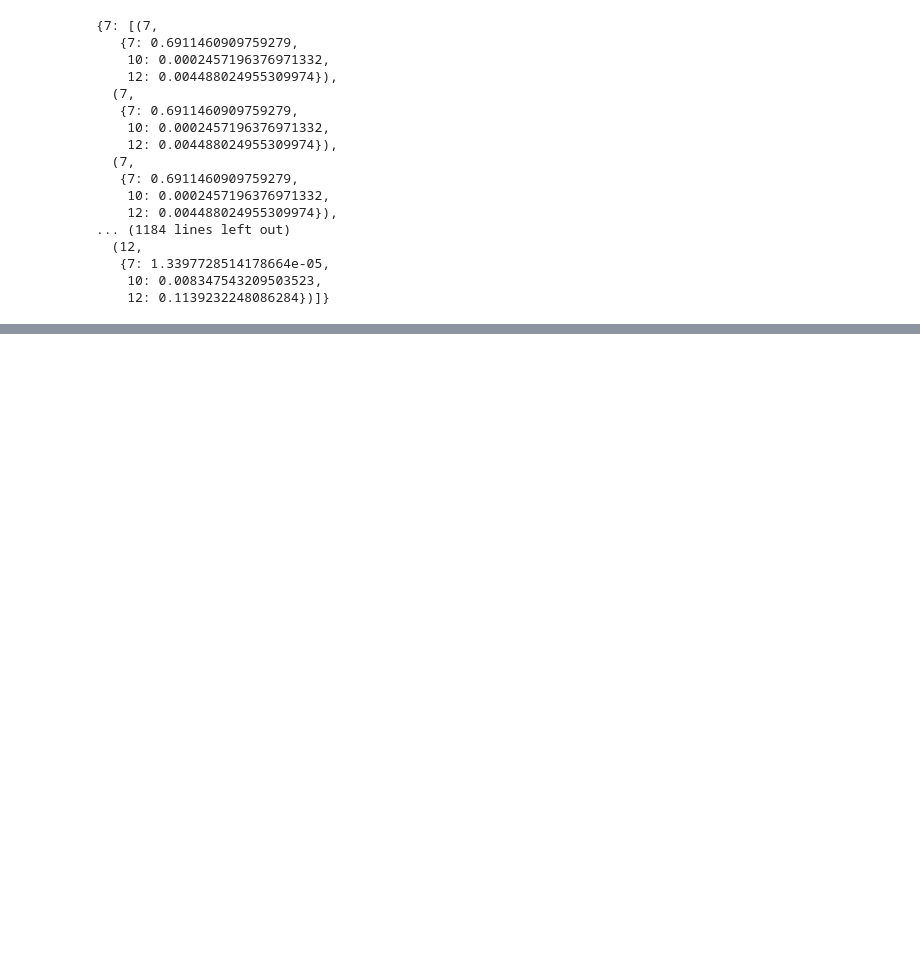
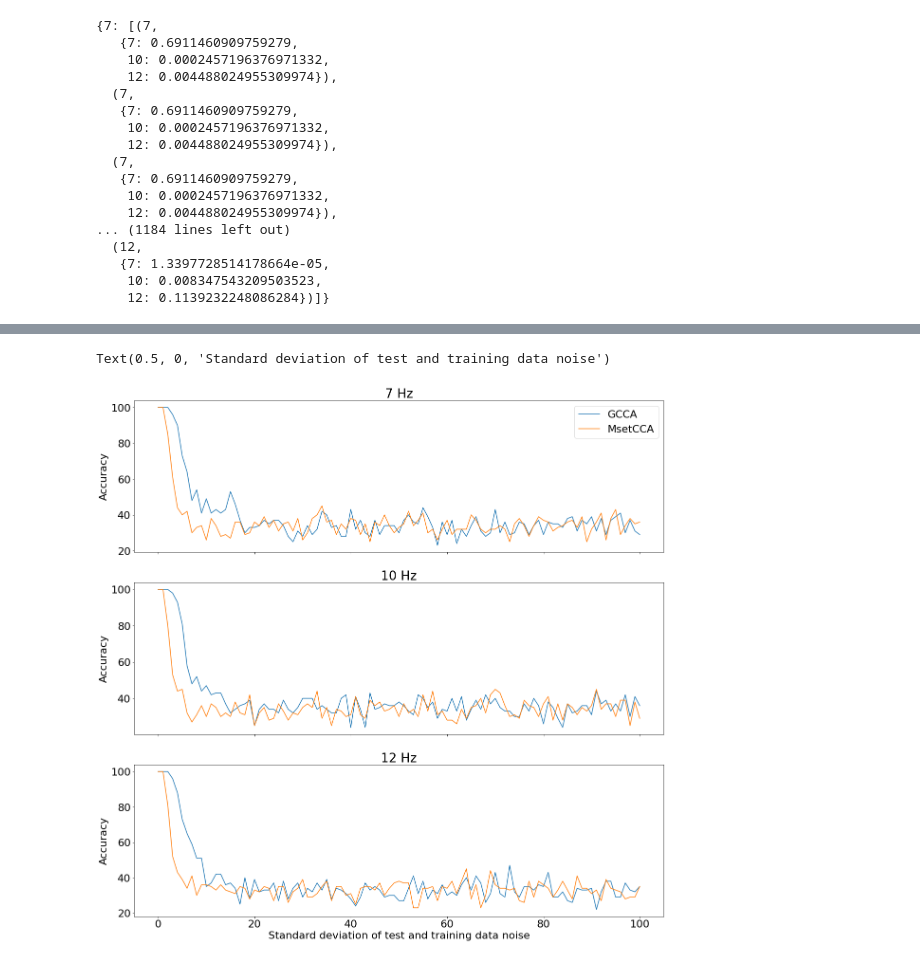
Before and after one commit to yagami009/ding, a Jupyter notebook: Synthetic Data Testing.ipynb, the cells around one changed output, grey strips where cells are left out. Drawn from its saved outputs; the diff is of its cells as text; code cells hidden in the pictures; blank space fills up the shorter version.

```diff
--- a/Synthetic Data Testing.ipynb
+++ b/Synthetic Data Testing.ipynb
@@ -450,0 +543,31 @@ gcca_total_res
+# %%
+results_per_freq = {'gcca_7':[],'gcca_10':[],'gcca_12':[],'mset_7':[],'mset_10':[],'mset_12':[]}
+for i in results_over_std:
+    results_per_freq['gcca_7'].append(i[0][7])
+    results_per_freq['gcca_10'].append(i[0][10])
+    results_per_freq['gcca_12'].append(i[0][12])
+    results_per_freq['mset_7'].append(i[1][7])
+    results_per_freq['mset_10'].append(i[1][10])
+    results_per_freq['mset_12'].append(i[1][12])
+# %%
+fig, axs = plt.subplots(3,1, figsize=(20,20), sharex=True)
+plt.rcParams.update({'font.size': 22})
+plt.rc('axes', labelsize=22)    # fontsize of the x and y labels
+axs[0].plot(results_per_freq['gcca_7'])
+axs[0].plot(results_per_freq['mset_7'])
+axs[0].legend(['GCCA','MsetCCA'])
+axs[0].set_ylabel('Accuracy')
+axs[0].set_title('7 Hz')
+axs[1].plot(results_per_freq['gcca_10'])
+axs[1].plot(results_per_freq['mset_10'])
+axs[1].set_ylabel('Accuracy')
+axs[1].set_title('10 Hz')
+axs[2].plot(results_per_freq['gcca_12'])
+axs[2].plot(results_per_freq['mset_12'])
+axs[2].set_title('12 Hz')
+axs[2].set_ylabel('Accuracy')
+axs[2].set_xlabel('Standard deviation of test and training data noise')
+# fig.tight_layout()
+# %% [output]
+Text(0.5, 0, 'Standard deviation of test and training data noise')
+[figure, added]
```
Also changed, not shown: parts of 10 cells of this notebook.
